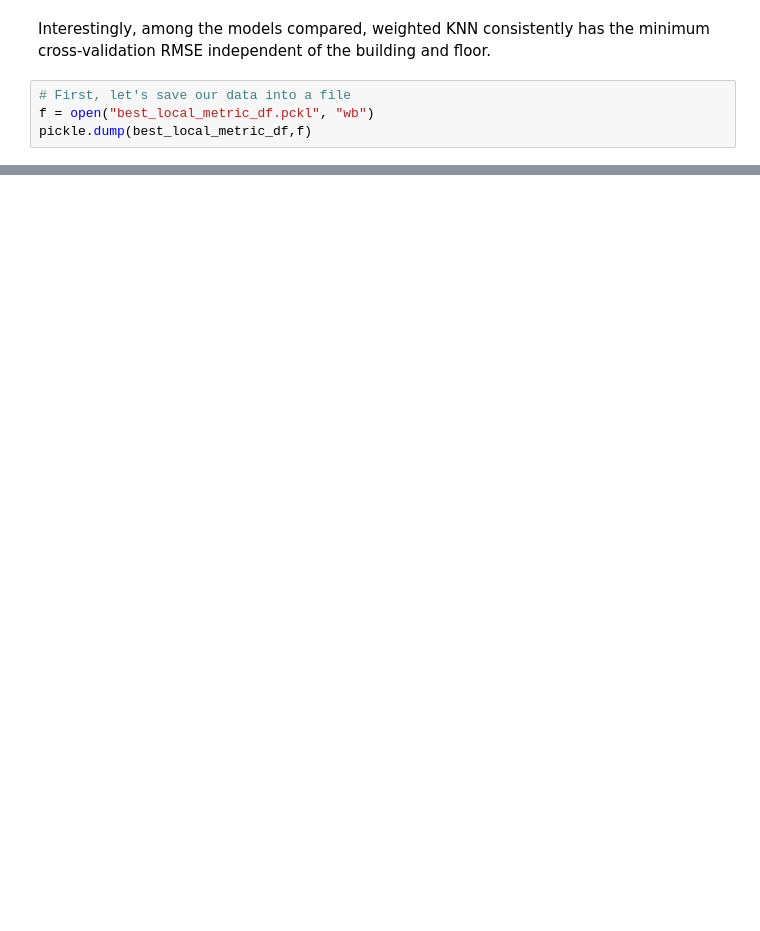
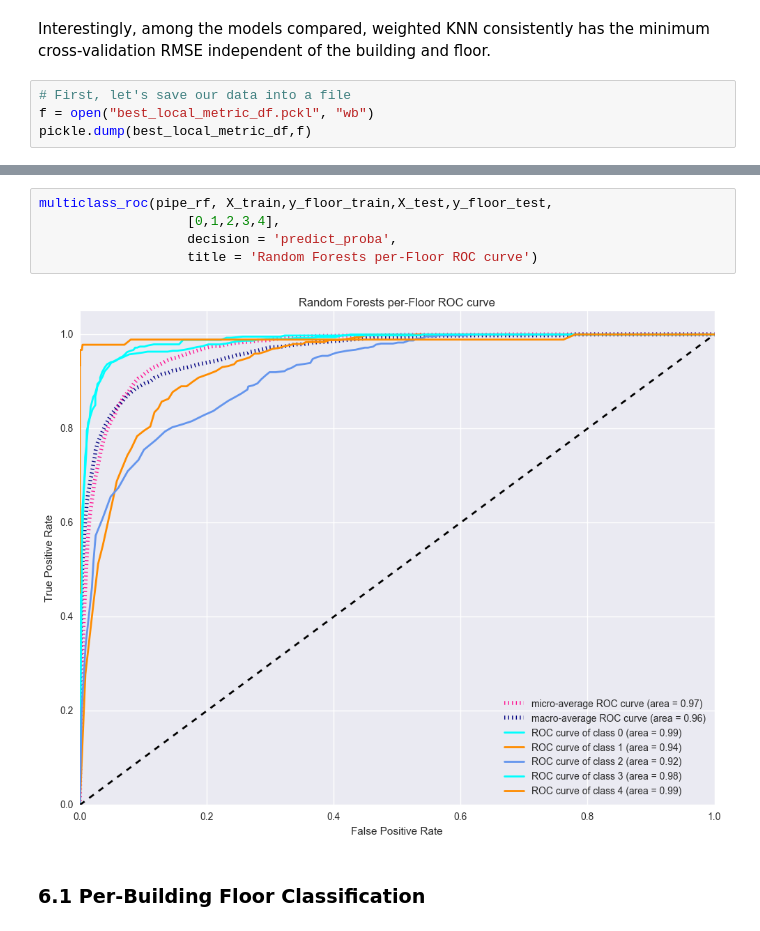
Before and after one commit to sharan-naribole/wlan_localization, a Jupyter notebook: UJIIndoorLoc-machine-learning.ipynb, the cells around one changed output, grey strips where cells are left out. Cells and saved outputs as stored; diff of their text form; blank space fills up the shorter version.

```diff
--- a/UJIIndoorLoc-machine-learning.ipynb
+++ b/UJIIndoorLoc-machine-learning.ipynb
@@ -873,0 +1031,9 @@ pickle.dump(best_local_metric_df,f)
+# %%
+multiclass_roc(pipe_rf, X_train,y_floor_train,X_test,y_floor_test,
+                   [0,1,2,3,4],
+                   decision = 'predict_proba',
+                   title = 'Random Forests per-Floor ROC curve')
+# %% [output]
+[figure, added]
+# %% [markdown]
+### 6.1 Per-Building Floor Classification
```
Also changed, not shown: parts of 19 cells of this notebook.
